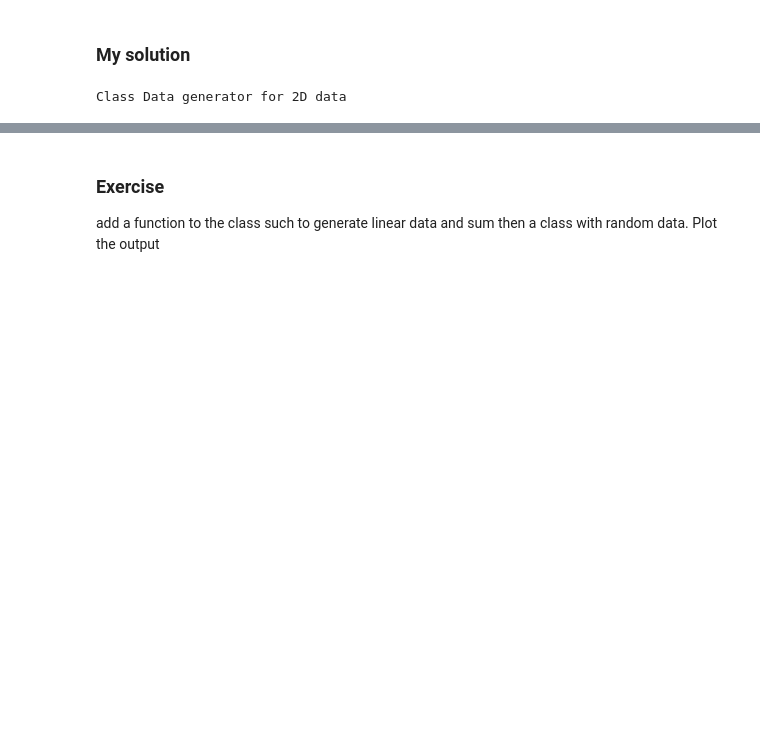
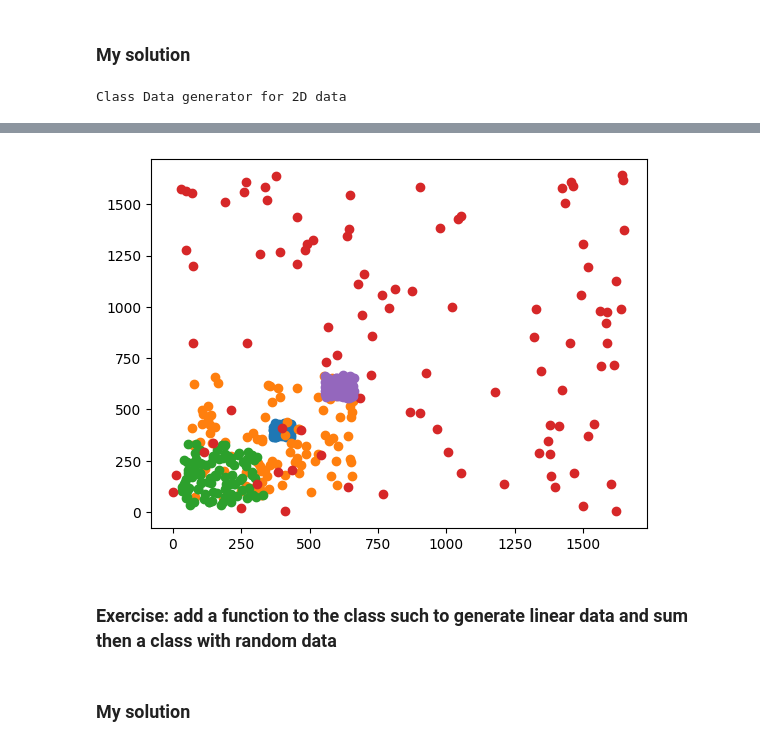
Before and after one commit to EnricoRiccardi/MOD550, a Jupyter notebook: src/notebooks/Data_generation_and_classes.ipynb, the cells around one changed output, grey strips where cells are left out. Drawn from its saved outputs; the diff is of its cells as text; code cells hidden in the pictures; blank space fills up the shorter version.

```diff
--- a/src/notebooks/Data_generation_and_classes.ipynb
+++ b/src/notebooks/Data_generation_and_classes.ipynb
@@ -104,3 +141,48 @@ plt.show()
+# %%
+# Let's expand the function capabilities!
+
+import numpy as np
+import matplotlib.pyplot as plt
+
+def generate_2d_data(n_random_points, noise=16, range=[1, 666]):
+    # Generate some sample data
+    data = np.random.rand(100, 2) * (range[1] - range[0]) + range[0]  # 100 data points with 2 features
+    return  data[:, 0], data[:, 1]
+
+class Data_generator():
+    def __init__(self, description='Data generator', dimensions=2, n_points=100, noise=16, range=[1, 666]):
+        self.description = description
+        self.dimensions = dimensions
+        self.n_poiunts = n_points
+        self.noise = noise
+        self.range = range
+        self.data = None
+
+    def generate_data(self):
+        if self.dimensions == 2:
+            self.data = generate_2d_data(self.n_poiunts, self.noise, self.range)
+
+    def __add__(self, data_class):
+        return np.append(self.data[0], data_class.data[0]), np.append(self.data[1], data_class.data[1])
+
+    def __str__(self):
+        return f'Class {self.description} for {self.dimensions}D data'
+# %%
+myclass0 = Data_generator(n_points=100, noise=16, range=[366, 433])
+myclass1 = Data_generator(n_points=100, noise=23, range=[66, 666])
+myclass2 = Data_generator(n_points=100, noise=56, range=[33, 333])
+myclass3 = Data_generator(n_points=100, noise=1, range=[1, 1666])
+myclass4 = Data_generator(n_points=100, noise=6, range=[555, 666])
+
+
+for i_class in myclass0, myclass1, myclass2, myclass3, myclass4:
+    i_class.generate_data()
+    plt.scatter(i_class.data[0], i_class.data[1])
+
+plt.show()
+# %% [output]
+[figure, added]
 # %% [markdown]
-### Exercise
-add a function to the class such to generate linear data and sum then a class with random data. Plot the output
+### Exercise: add a function to the class such to generate linear data and sum then a class with random data
+# %% [markdown]
+### My solution
```
Also changed, not shown: parts of 17 cells of this notebook.
